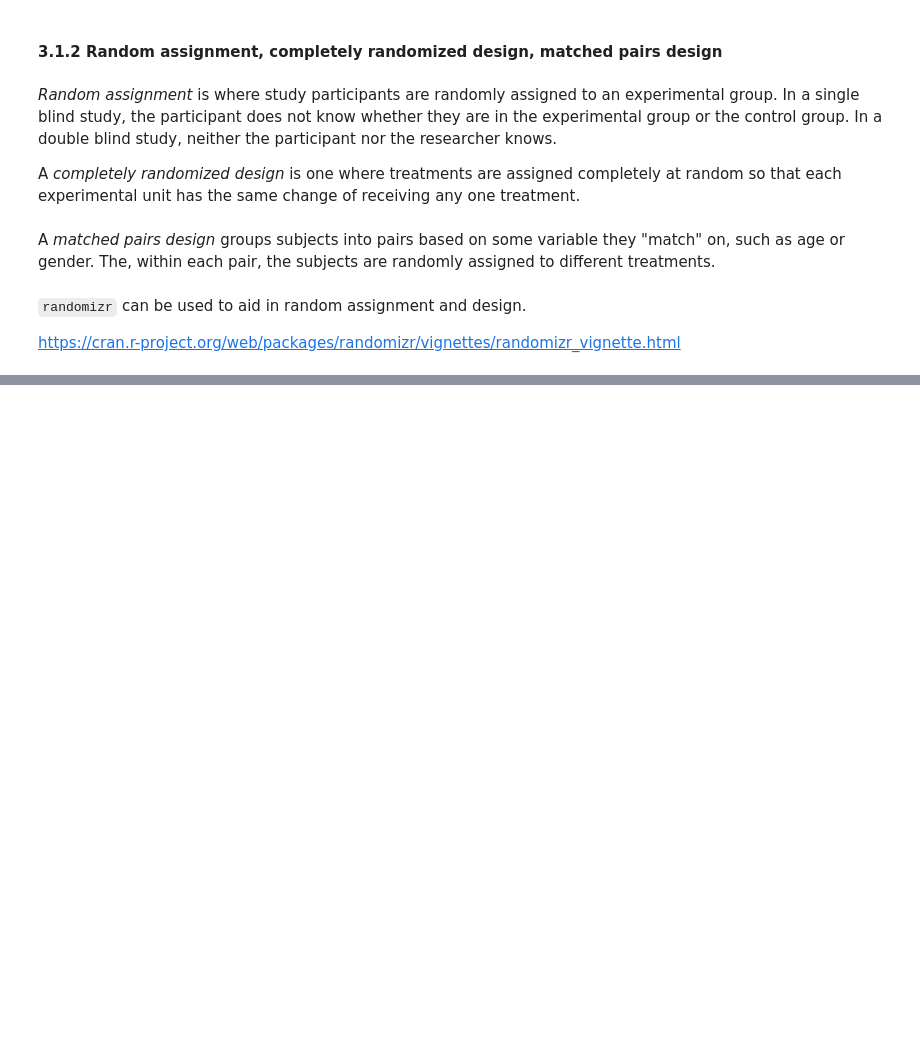
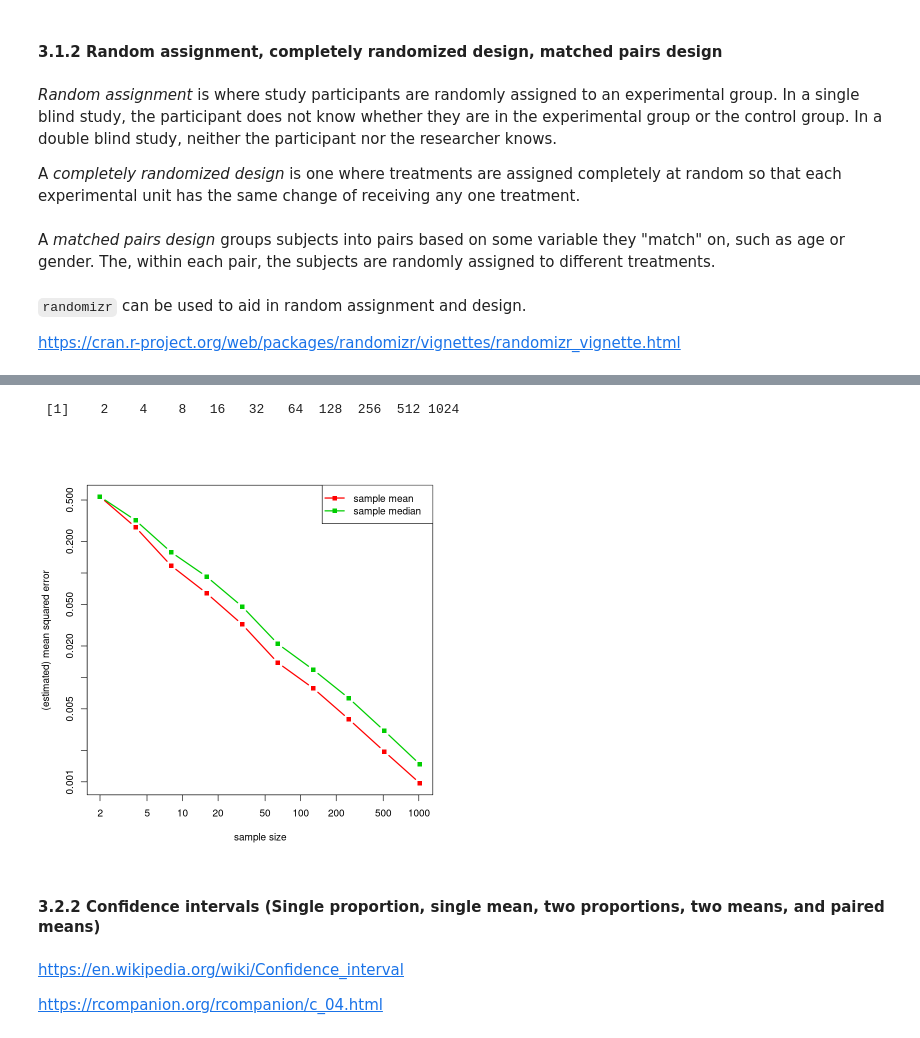
Before and after one commit to JeremyMcCormick/notebooks, a Jupyter notebook: R/StatisticsCompetencies.ipynb, the cells around one changed output, grey strips where cells are left out. Drawn from its saved outputs; the diff is of its cells as text; code cells hidden in the pictures; blank space fills up the shorter version.

```diff
--- a/R/StatisticsCompetencies.ipynb
+++ b/R/StatisticsCompetencies.ipynb
@@ -853,0 +646,52 @@ Z
+# %%
+q = 10
+n_grid = 2^(1:q) # sample sizes
+print(n_grid, quotes = FALSE)
+B = 1e3 # replicates
+mean_error = numeric(q)
+#print(mean_error)
+median_error = numeric(q)
+#print(median_error)
+for (k in 1:q) {
+    n = n_grid[k]
+    mean_out = numeric(B)
+    median_out = numeric(B)
+    for (b in 1:B) {
+        x = rnorm(n) # normal sample
+        mean_out[b] = mean(x) # sample mean
+        #print(mean_out[b])
+        median_out[b] = median(x) # sample median
+        #print(median_out[b])
+    }
+    mean_error[k] = mean(mean_out^2) # MSE for the sample mean ]
+    #print(mean_error[k])
+    median_error[k] = mean(median_out^2) # MSE for the sample median
+    #print(median_error[k])
+}
+
+matplot(n_grid,
+        cbind(mean_error, median_error),
+        log = "xy",
+        type = "b",
+        lty = 1,
+        pch = 15,
+        lwd = 2,
+        col = 2:3,
+        xlab = "sample size",
+        ylab = "(estimated) mean squared error")
+
+legend("topright",
+       legend = c("sample mean", "sample median"),
+       lty = 1,
+       pch = 15,
+       lwd = 2,
+       col = 2:3)
+# %% [output]
+ [1]    2    4    8   16   32   64  128  256  512 1024
+[figure, added]
+# %% [markdown]
+<h4>3.2.2 Confidence intervals (Single proportion, single mean, two proportions, two means, and paired means)</h4>
+# %% [markdown]
+https://en.wikipedia.org/wiki/Confidence_interval
+
+https://rcompanion.org/rcompanion/c_04.html
```
Also changed, not shown: parts of 87 cells of this notebook.
